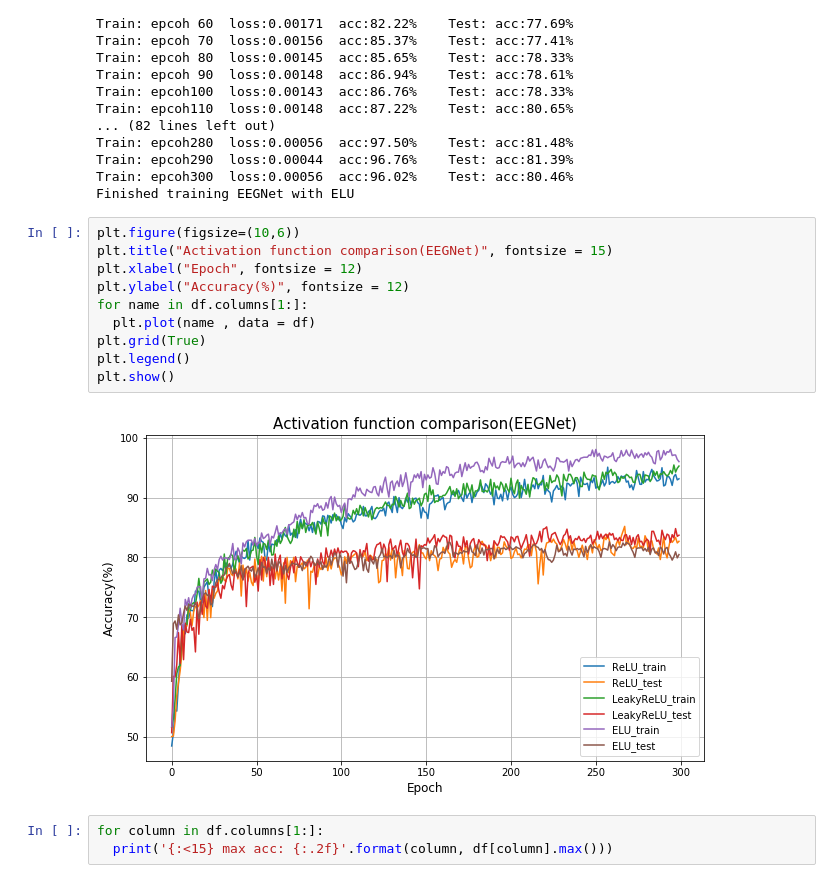
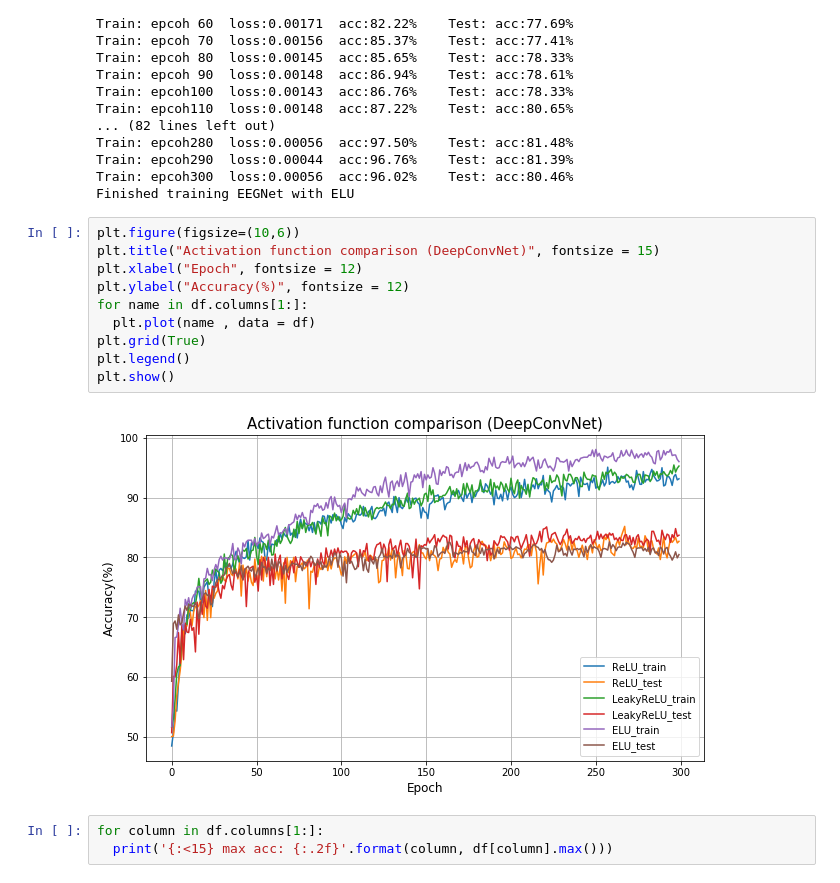
Before and after one commit to Louis5228/DLP-lab, a Jupyter notebook: EEG_classification.ipynb, the cells around one changed output. Drawn from its saved outputs; the diff is of its cells as text.

```diff
--- a/EEG_classification.ipynb
+++ b/EEG_classification.ipynb
@@ -322,16 +322,16 @@ Train: epcoh300  loss:0.00056  acc:96.02%    Test: acc:80.46%
 Finished training EEGNet with ELU
 # %%
 plt.figure(figsize=(10,6))
-plt.title("Activation function comparison(EEGNet)", fontsize = 15)
+plt.title("Activation function comparison (DeepConvNet)", fontsize = 15)
 plt.xlabel("Epoch", fontsize = 12)
 plt.ylabel("Accuracy(%)", fontsize = 12)
 for name in df.columns[1:]:
   plt.plot(name , data = df)
 plt.grid(True)
 plt.legend()
 plt.show()
 # %% [output]
-[figure, old version]
+[figure, new version]
 # %%
 for column in df.columns[1:]:
   print('{:<15} max acc: {:.2f}'.format(column, df[column].max()))
```
Also changed, not shown: parts of 1 cell of this notebook.
